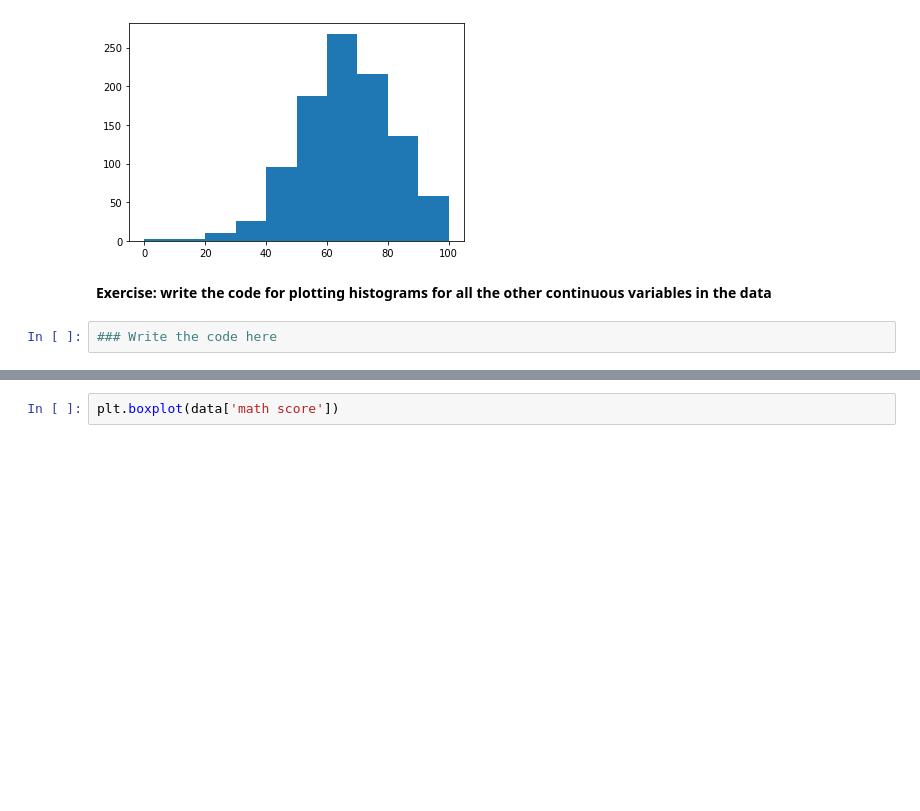
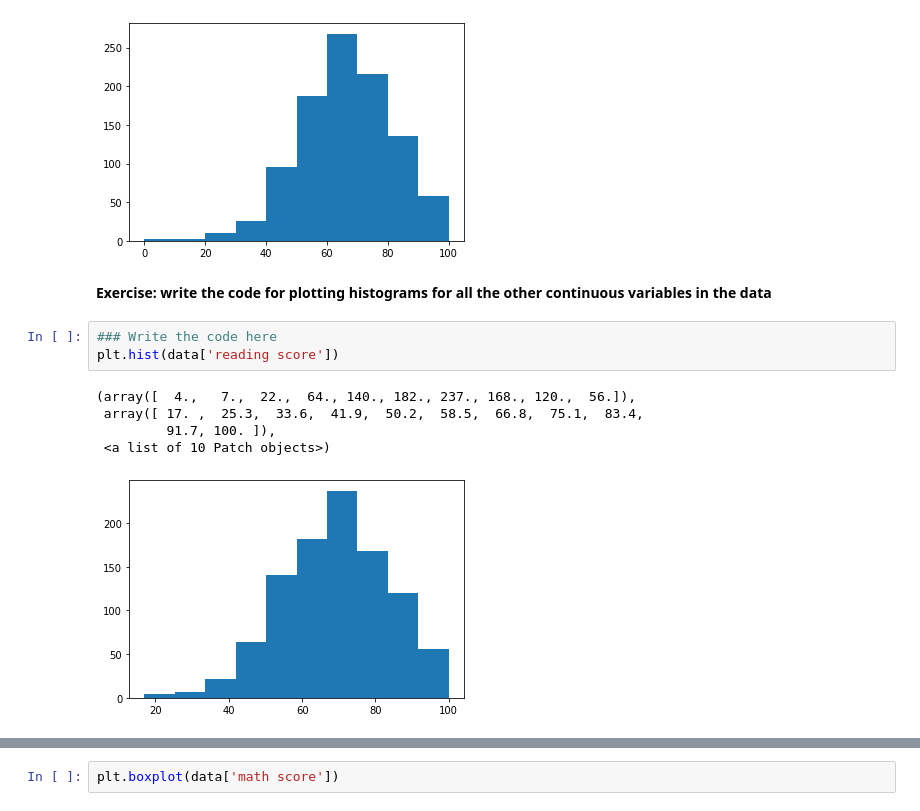
Before and after one commit to Ankan-Das/Machine-Learning, a Jupyter notebook: ML_Lecture_1.ipynb, the cells around one changed output, grey strips where cells are left out. Cells and saved outputs as stored; diff of their text form; blank space fills up the shorter version.

```diff
--- a/ML_Lecture_1.ipynb
+++ b/ML_Lecture_1.ipynb
@@ -62,3 +66,10 @@ plt.hist(data['math score'])
 **Exercise:  write the code for plotting histograms for all the other continuous variables in the data**
 # %%
 ### Write the code here
+plt.hist(data['reading score'])
+# %% [output]
+(array([  4.,   7.,  22.,  64., 140., 182., 237., 168., 120.,  56.]),
+ array([ 17. ,  25.3,  33.6,  41.9,  50.2,  58.5,  66.8,  75.1,  83.4,
+         91.7, 100. ]),
+ <a list of 10 Patch objects>)
+[figure, added]
```
Also changed, not shown: parts of 4 cells of this notebook.
